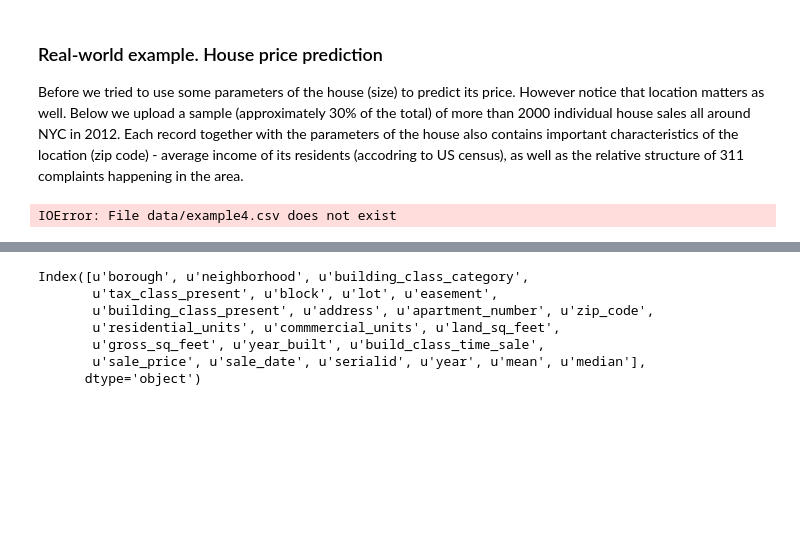
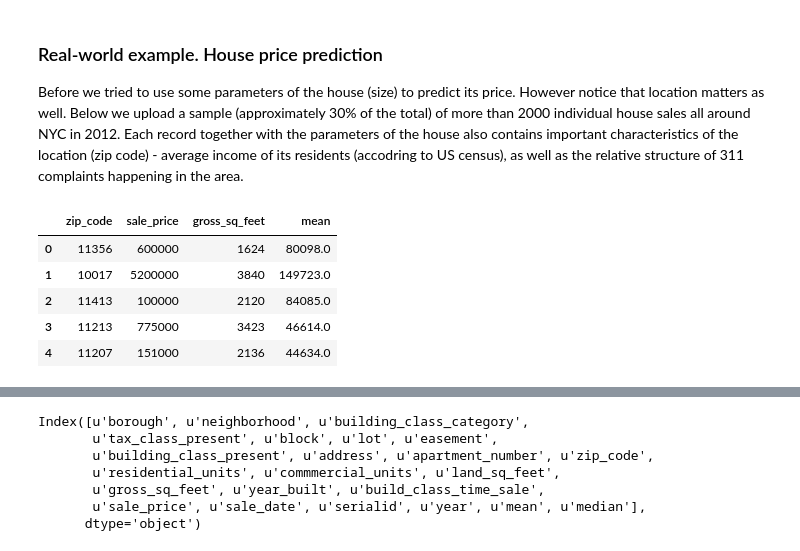
Before and after one commit to zhiaozhou/ADS2017_zz1749, a Jupyter notebook: session6/Session 06.ipynb, the cells around one changed output, grey strips where cells are left out. Drawn from its saved outputs; the diff is of its cells as text; code cells hidden in the pictures; blank space fills up the shorter version.

```diff
--- a/session6/Session 06.ipynb
+++ b/session6/Session 06.ipynb
@@ -534,10 +581,15 @@ array([ 1.,  1.,  1.,  1.,  0.,  0.,  1.,  0.,  1.,  1.,  0.,  1.,  0.,
 
 Before we tried to use some parameters of the house (size) to predict its price. However notice that location matters as well. Below we upload a sample (approximately 30% of the total) of more than 2000 individual house sales all around NYC in 2012. Each record together with the parameters of the house also contains important characteristics of the location (zip code) - average income of its residents (accodring to US census), as well as the relative structure of 311 complaints happening in the area.
 # %%
-data4=pd.read_csv("data/example4.csv").iloc[:,2:]
+data4=pd.read_csv("data/data/example4.csv").iloc[:,2:]
 data4.loc[:,["zip_code","sale_price","gross_sq_feet","mean"]].head()
 # %% [output]
-IOError: File data/example4.csv does not exist
+|  | zip_code | sale_price | gross_sq_feet | mean |
+| 0 | 11356 | 600000 | 1624 | 80098.0 |
+| 1 | 10017 | 5200000 | 3840 | 149723.0 |
+| 2 | 11413 | 100000 | 2120 | 84085.0 |
+| 3 | 11213 | 775000 | 3423 | 46614.0 |
+| 4 | 11207 | 151000 | 2136 | 44634.0 |
 # %%
 data4.head()
 # %% [output]
```
Also changed, not shown: parts of 25 cells of this notebook, 11 other files.
